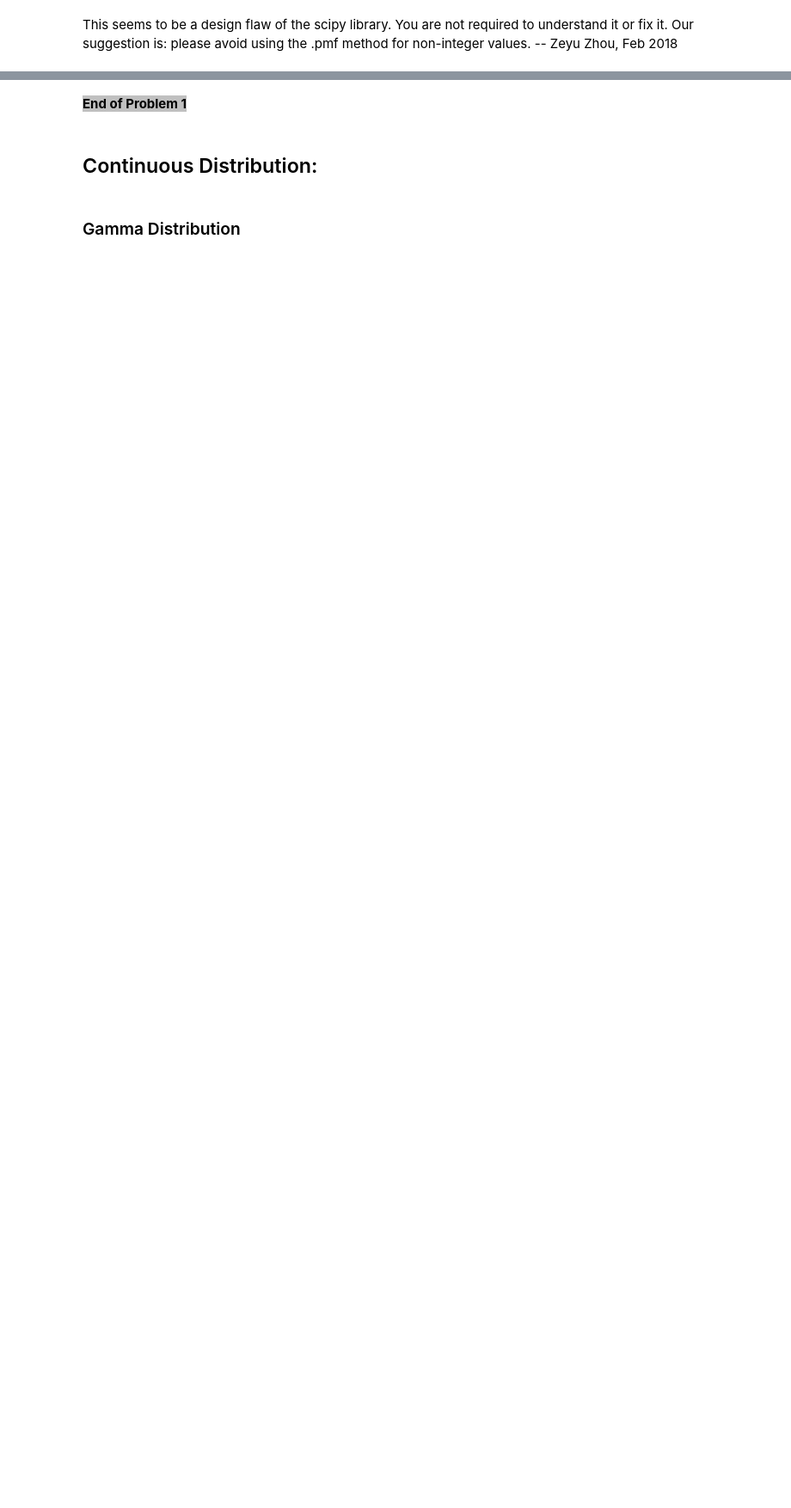
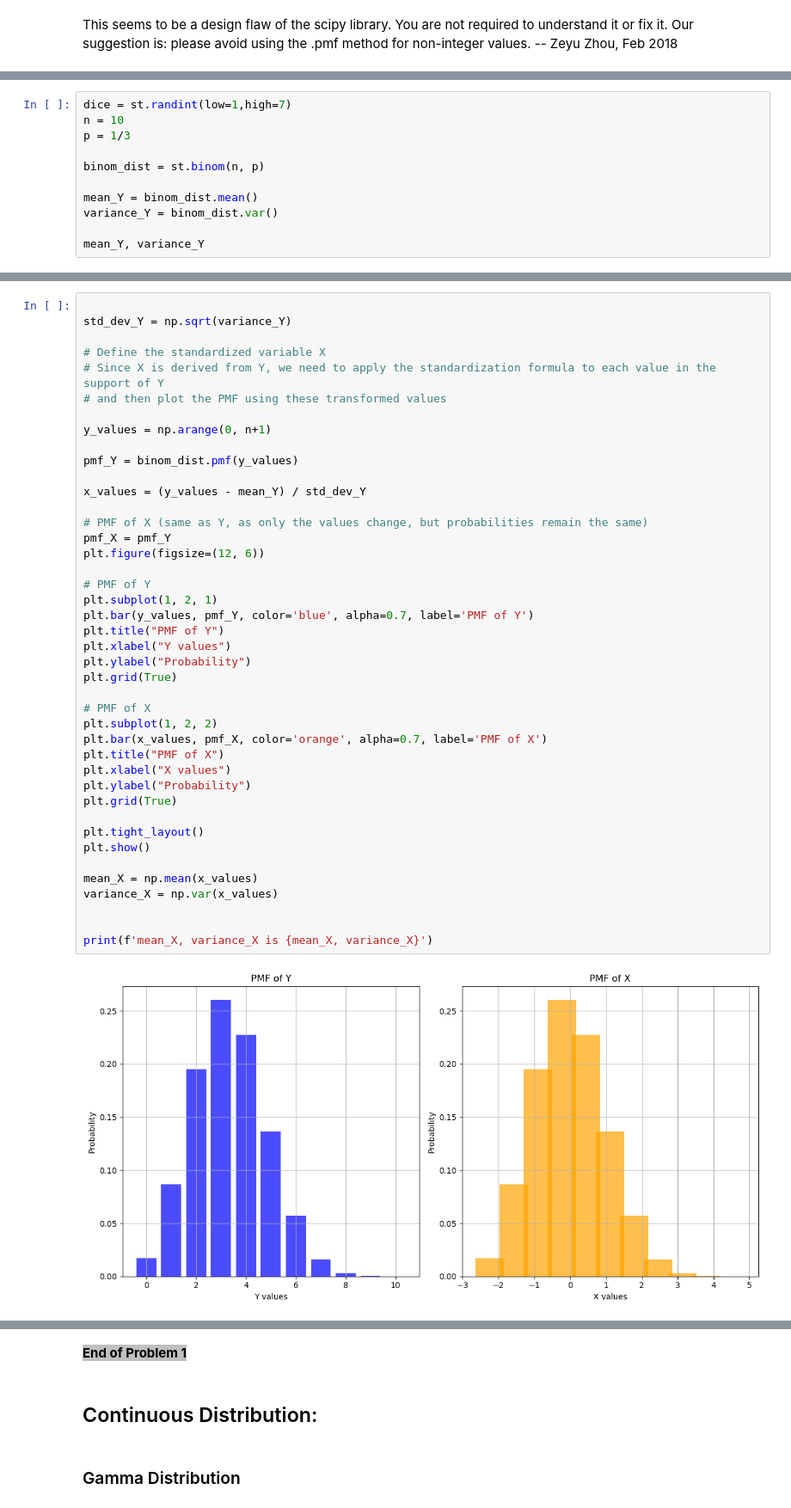
Before and after one commit to Everloom-129/ECE314_Probability_Lab, a Jupyter notebook: Lab 4/Lab 4.ipynb, the cells around one changed output, grey strips where cells are left out. Shown at 86% size. Cells and saved outputs as stored; diff of their text form; blank space fills up the shorter version.

```diff
--- a/Lab 4/Lab 4.ipynb
+++ b/Lab 4/Lab 4.ipynb
@@ -51,0 +84,11 @@ This seems to be a design flaw of the scipy library. You are not required to und
+# %%
+dice = st.randint(low=1,high=7)
+n = 10
+p = 1/3
+
+binom_dist = st.binom(n, p)
+
+mean_Y = binom_dist.mean()
+variance_Y = binom_dist.var()
+
+mean_Y, variance_Y
@@ -51,0 +97,44 @@ This seems to be a design flaw of the scipy library. You are not required to und
+# %%
+
+std_dev_Y = np.sqrt(variance_Y)
+
+# Define the standardized variable X
+# Since X is derived from Y, we need to apply the standardization formula to each value in the support of Y
+# and then plot the PMF using these transformed values
+
+y_values = np.arange(0, n+1)
+
+pmf_Y = binom_dist.pmf(y_values)
+
+x_values = (y_values - mean_Y) / std_dev_Y
+
+# PMF of X (same as Y, as only the values change, but probabilities remain the same)
+pmf_X = pmf_Y
+plt.figure(figsize=(12, 6))
+
+# PMF of Y
+plt.subplot(1, 2, 1)
+plt.bar(y_values, pmf_Y, color='blue', alpha=0.7, label='PMF of Y')
+plt.title("PMF of Y")
+plt.xlabel("Y values")
+plt.ylabel("Probability")
+plt.grid(True)
+
+# PMF of X
+plt.subplot(1, 2, 2)
+plt.bar(x_values, pmf_X, color='orange', alpha=0.7, label='PMF of X')
+plt.title("PMF of X")
+plt.xlabel("X values")
+plt.ylabel("Probability")
+plt.grid(True)
+
+plt.tight_layout()
+plt.show()
+
+mean_X = np.mean(x_values)
+variance_X = np.var(x_values)
+
+
+print(f'mean_X, variance_X is {mean_X, variance_X}')
+# %% [output]
+[figure, added]
```
Also changed, not shown: parts of 20 cells of this notebook.
